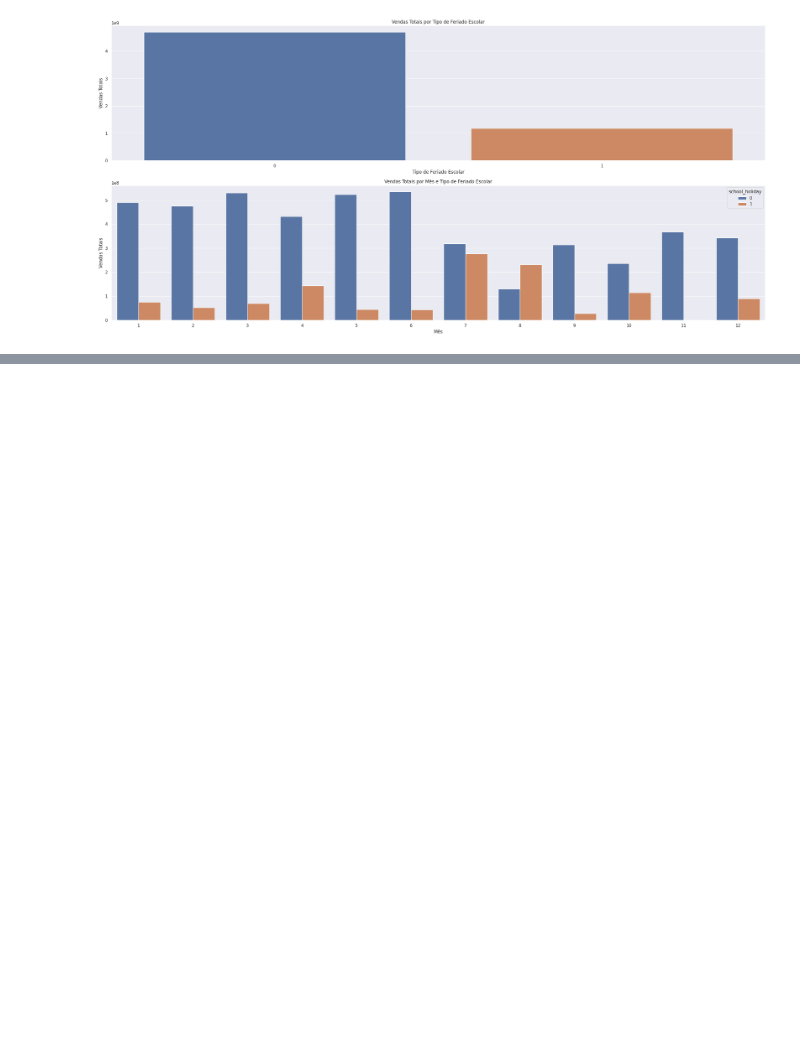
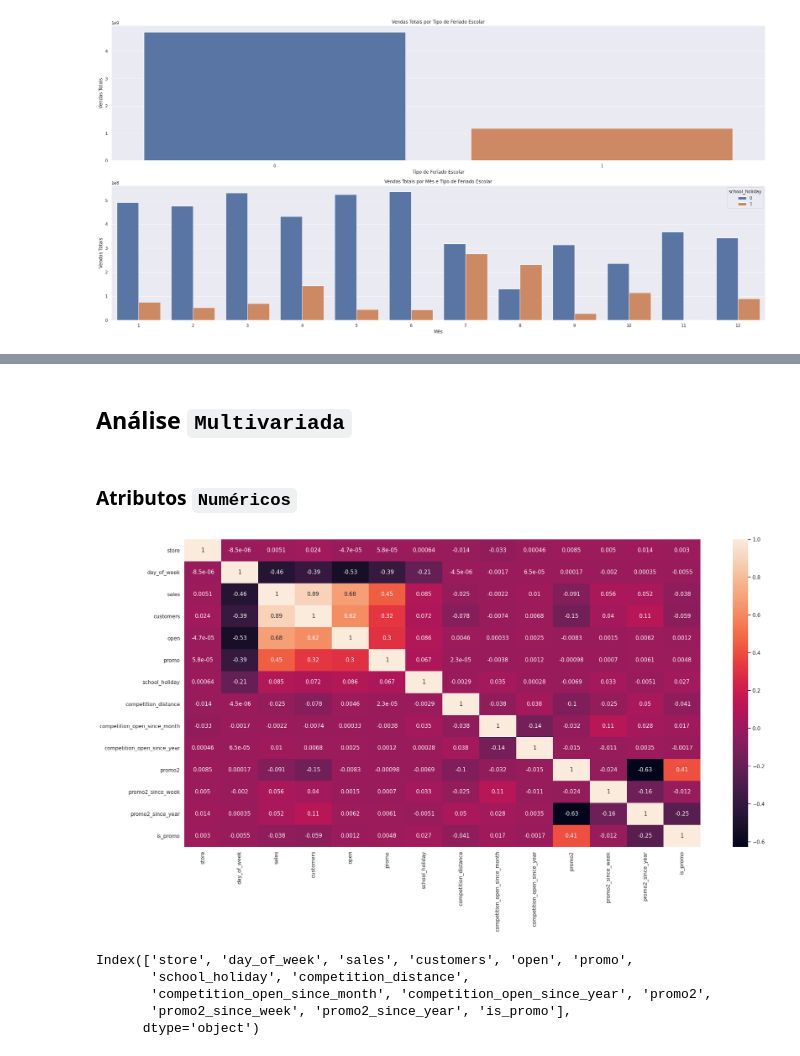
Before and after one commit to phfreitass/rossaman-sales-forecast, a Jupyter notebook: notebooks/1.0.ph_rossmann_store_sales.ipynb, the cells around one changed output, grey strips where cells are left out. Cells and saved outputs as stored; diff of their text form; code cells hidden in the pictures; blank space fills up the shorter version.

```diff
--- a/notebooks/1.0.ph_rossmann_store_sales.ipynb
+++ b/notebooks/1.0.ph_rossmann_store_sales.ipynb
@@ -1149,0 +1152,17 @@ H13          Verdadeira   Baixa
+# %% [markdown]
+## Análise `Multivariada`
+# %% [markdown]
+### Atributos `Numéricos`
+# %%
+corr = num_attributes.corr(method='pearson')
+sns.heatmap(corr, annot=True);
+# %% [output]
+[figure, added]
+# %%
+num_attributes.columns
+# %% [output]
+Index(['store', 'day_of_week', 'sales', 'customers', 'open', 'promo',
+       'school_holiday', 'competition_distance',
+       'competition_open_since_month', 'competition_open_since_year', 'promo2',
+       'promo2_since_week', 'promo2_since_year', 'is_promo'],
+      dtype='object')
```
Also changed, not shown: parts of 14 cells of this notebook.
